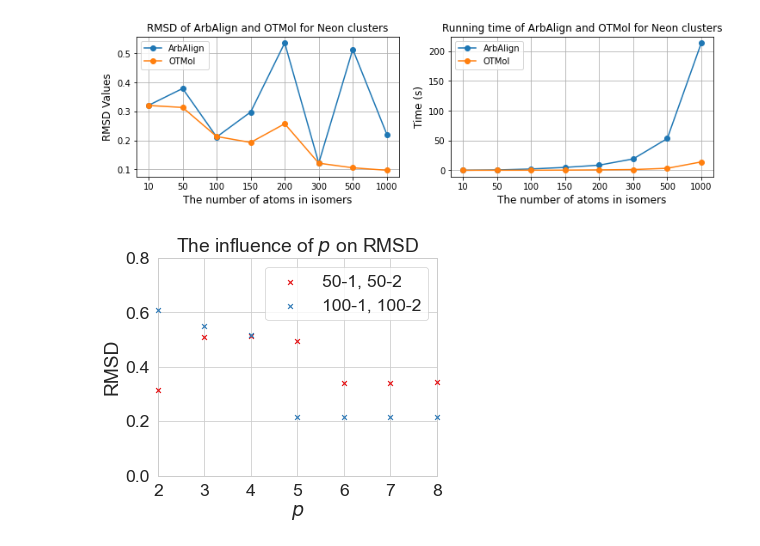
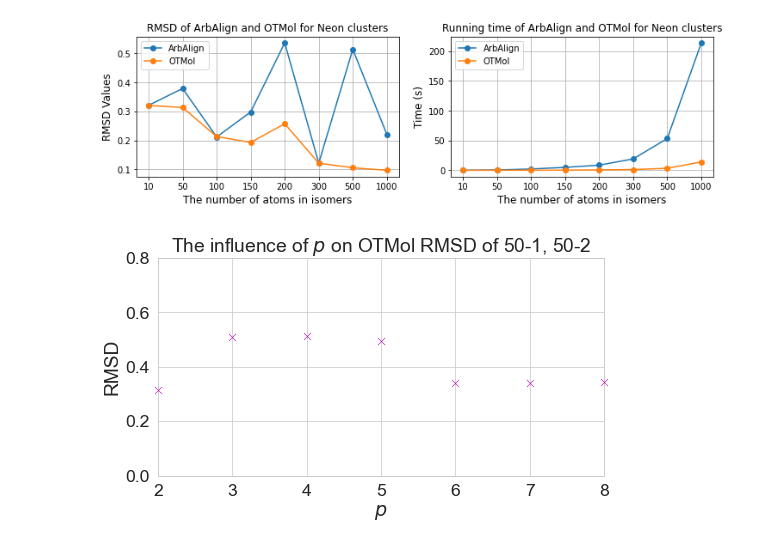
Before and after one commit to weixiaoqimath/otmol, a Jupyter notebook: experiment/otmol_neon_clusters.ipynb, the cells around one changed output. Saved outputs shown, nothing was run; the diff lists cells and outputs as text; code cells hidden in the pictures.

```diff
--- a/experiment/otmol_neon_clusters.ipynb
+++ b/experiment/otmol_neon_clusters.ipynb
@@ -40,18 +40,18 @@ plt.grid(True)
 # %% [output]
 [figure]
 # %%
-plt.figure(figsize=(5,4))
+plt.figure(figsize=(8,4))
 sns.set_style("whitegrid")
-sns.set_context("paper", font_scale=2)
-sns.set_palette("Set1")
+sns.set_context("paper", font_scale=1.5)
+sns.set_palette("Set2")
 arbalign_res = pd.read_csv("./arbalign_output/NeonCluster_result.csv").rename(columns={'time': 'ArbAlign'})
 combined_df = pd.concat([arbalign_res, otmol_res.rename(columns={'time': 'OTMol'})], axis=1)
 columns_to_plot = ["ArbAlign", "OTMol"]
 for column in columns_to_plot:
     plt.plot(range(len(combined_df)), combined_df[column], marker='o', label=column, clip_on=False, zorder=10)
-plt.title("Running time of ArbAlign and OTMol")
-plt.xlabel("The number of atoms in isomers")
-plt.ylabel("Time (s)")
+plt.title("Running time of ArbAlign and OTMol for the Neon cluster dataset", fontsize=18)
+plt.xlabel("The number of atoms in isomers", fontsize=18)
+plt.ylabel("Time (s)", fontsize=18)
 plt.ylim(0, 250)
 plt.xticks(range(len(combined_df)), combined_df['# atoms'])
 plt.legend()
@@ -96,21 +96,31 @@ plt.show()
 # %%
 sns.set_style("whitegrid")
 sns.set_context("paper", font_scale=2)
 sns.set_palette("Set1")
 p_list = np.arange(2,9)
 p_result_50_1_50_2 = p_experiment(data_path, '50-1', '50-2', p_list=p_list)
-p_result_100_1_100_2 = p_experiment(data_path, '100-1', '100-2', p_list=p_list)
-plt.figure(figsize=(5,4))
-plt.scatter(p_result_50_1_50_2['p'], p_result_50_1_50_2['RMSD(OTMol)'], marker='x', label='50-1, 50-2', clip_on=False, zorder=10)
-plt.scatter(p_result_100_1_100_2['p'], p_result_100_1_100_2['RMSD(OTMol)'], marker='x', label='100-1, 100-2', clip_on=False, zorder=10)
-plt.legend()
-plt.title(r'The influence of $p$ on RMSD')
+#p_result_100_1_100_2 = p_experiment(data_path, '100-1', '100-2', p_list=p_list)
+plt.figure(figsize=(8,4))
+sns.scatterplot(
+    data=p_result_50_1_50_2,
+    x='p',
+    y='RMSD(OTMol)',
+    marker='x',
+    s=50,
+    color='m',
+    #label=r'FGG$\_$55, FGG$\_$224',
+    clip_on=False,
+    zorder=10
+)
+#plt.scatter(p_result_100_1_100_2['p'], p_result_100_1_100_2['RMSD(OTMol)'], marker='x', label='100-1, 100-2', clip_on=False, zorder=10)
+#plt.legend()
+plt.title(r'The influence of $p$ on OTMol RMSD of 50-1, 50-2')
 plt.xlim(2, 8)
 plt.ylim(0, 0.8)
 plt.xlabel(r'$p$')
 plt.ylabel('RMSD')
 plt.xticks(p_list)
 plt.grid(True)
 plt.savefig('../images/p_ng.png', dpi=300, bbox_inches='tight')
 # %% [output]
-[figure, old version]
+[figure, new version]
```
Also changed, not shown: parts of 12 cells of this notebook, 38 other files.
